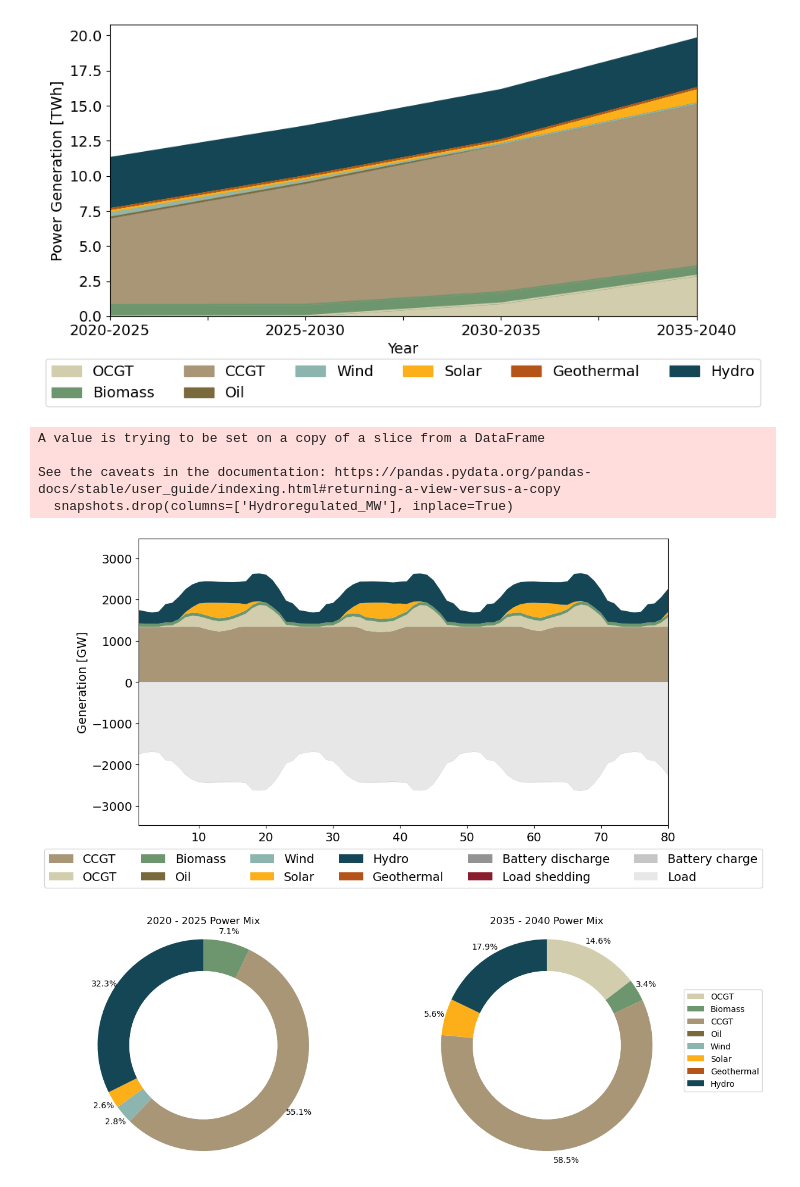
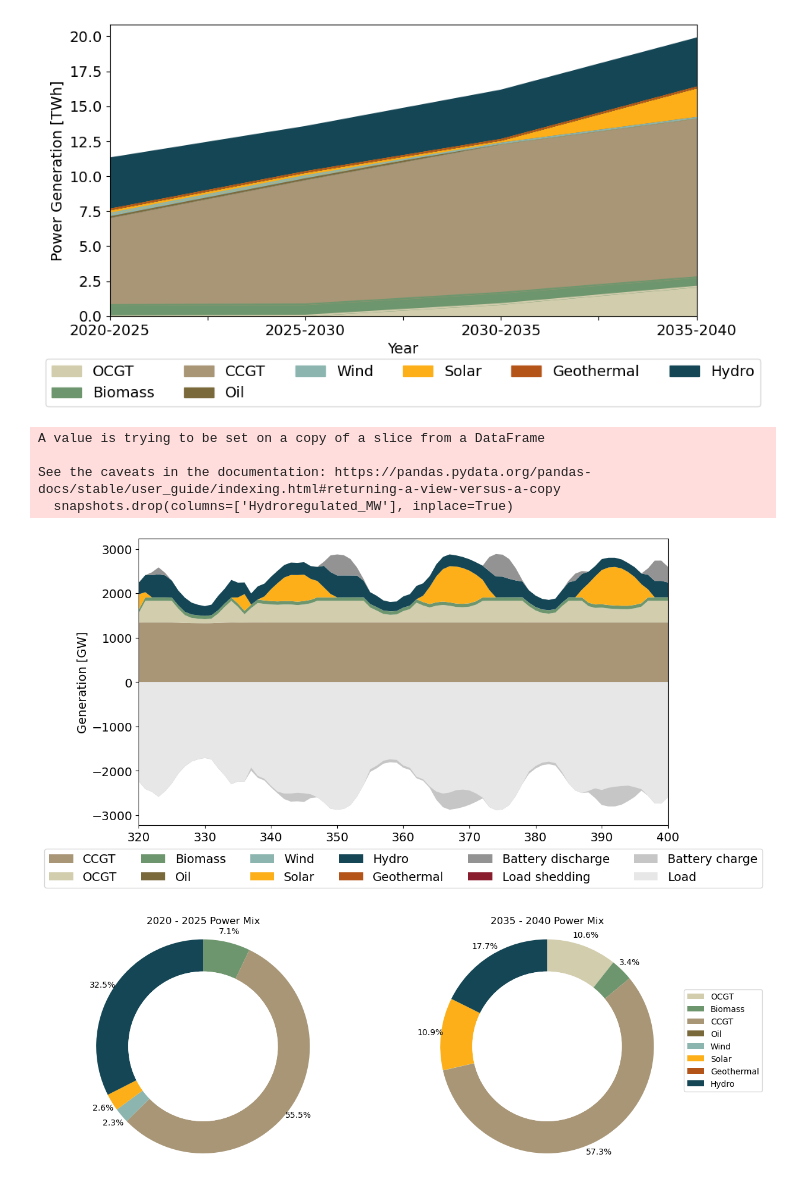
Before and after one commit to maribjorn/EMPIRE-BO, a Jupyter notebook: plot.ipynb, the cells around one changed output. Cells and saved outputs as stored; diff of their text form; code cells hidden in the pictures.

```diff
--- a/plot.ipynb
+++ b/plot.ipynb
@@ -45,12 +45,12 @@ new_names = ['CCGT',   'OCGT',  'Biomass',  'Oil'  ,'Wind', 'Solar', 'Hydro ror'
 new_names_2 = ['CCGT',   'OCGT',  'Biomass',  'Oil'  ,'Wind', 'Solar', 'Hydro', 'Geothermal']
 old_names = ['Gas CCGT',    'Gas OCGT',  'Bio',   'Oil existing',  'Wind onshore',  'Solar'  ,'Hydro run-of-the-river', 'Hydro regulated', 'Geo']
 scenario = '1'
-date = '0501'
-time = '1628'
+date = '0502'
+time = '0854'
 file_path = 'Results/bolivia_v1_reg' + str(lengthRegSeason) + '_peak24_sce' + scenario + '_randomSGR_2024' + date + time + '/results_output_EuropePlot.csv'
 operational_data = pd.read_csv('Results/bolivia_v1_reg' + str(lengthRegSeason) + '_peak24_sce' + scenario + '_randomSGR_2024' + date + time +'/results_output_Operational.csv')
 investment_data = pd.read_csv('Results/bolivia_v1_reg' + str(lengthRegSeason) + '_peak24_sce' + scenario + '_randomSGR_2024' + date + time +'/results_output_gen.csv')
-objective_value = pd.read_csv('Results/bolivia_v1_reg' + str(lengthRegSeason) + '_peak24_sce' + scenario + '_randomSGR_2024' + date + time +'/results_objective.csv')
+objective_value = pd.read_csv('Results/bolivia_v1_reg' + str(lengthRegSeason) + '_peak24_sce' + scenario + '_randomSGR_2024' + date + time +'/results_objective.csv', header=None)
 scenario_int = int(scenario)
 prob_scenarios = {f"scenario{i}": 1/scenario_int for i in range(1,scenario_int+1)}
 discountrate = 0.07
@@ -196,7 +196,7 @@ plt.yticks(fontsize=14)
 plt.legend(loc='upper center', bbox_to_anchor=(0.5, -0.12), ncol=6, fontsize=14)
 plt.savefig('figures/Production.png', bbox_inches='tight')
 # %% [output]
-[figure, old version]
+[figure, new version]
 # %%
 period = '2035-2040'
 regular_seasons = ['winter', 'spring', 'summer', 'fall']
@@ -211,35 +211,35 @@ snapshot_columns.append('Hour')
 snapshot_columns.append('Load_MW')
 snapshot_columns.append('LoadShed_MW')
 snapshots = filtered_data[snapshot_columns]
 snapshots.loc[:,'Hydrorun-of-the-river_MW'] = snapshots['Hydrorun-of-the-river_MW'] + snapshots['Hydroregulated_MW']
 snapshots.drop(columns=['Hydroregulated_MW'], inplace=True)
 
 # Sum based on Hour and then plot aggregated snapshots
 snapshots = snapshots.groupby('Hour').sum()
 fig, ax=plt.subplots(figsize = (11,6))
 columns_to_plot = [col for col in snapshots.columns if col not in ['Hour', 'storCharge_MW', 'Load_MW']]
 colors= [beige2, beige3, green2, beige1, teal4, yellow, teal2, brown2, grey4, red1]
 dispatch_plot = plt.stackplot(snapshots.index, [snapshots[col] for col in columns_to_plot], colors=colors, zorder=2)
 plt.stackplot(snapshots.index, snapshots['storCharge_MW'] + snapshots['Load_MW'], labels=['storCharge_MW'], colors=[grey3], zorder=2)
 plt.stackplot(snapshots.index, snapshots['Load_MW'], labels=['Load'], colors=[grey1], zorder=2)
 plt.xticks(rotation = 0, fontsize=14)
 plt.yticks(fontsize=14)
 # scale_y = 1e3
 # ticks_y = ticker.FuncFormatter(lambda x, pos: '{0:g}'.format(x/scale_y))
 # ax.yaxis.set_major_formatter(ticks_y)
 # myFmt = mdates.DateFormatter('%d %b')
 # ax.xaxis.set_major_formatter(myFmt)
 all_labels = new_names_2 + ['Battery discharge'] +['Load shedding'] + ['Battery charge'] + ['Load']
 plt.legend(labels=all_labels,loc='upper center', bbox_to_anchor=(0.5, -0.06), ncol=6, fontsize=14)
 ax.set_ylabel('Generation [GW]', fontsize=14)
-ax.set_xlim(1, 80)
+ax.set_xlim(320, 400)
 plt.savefig('figures/Dispatch.png', bbox_inches='tight')
 # %% [output]
 A value is trying to be set on a copy of a slice from a DataFrame
 
 See the caveats in the documentation: https://pandas.pydata.org/pandas-docs/stable/user_guide/indexing.html#returning-a-view-versus-a-copy
   snapshots.drop(columns=['Hydroregulated_MW'], inplace=True)
-[figure, old version]
+[figure, new version]
 # %%
 dispatch_firstperiod = dispatch[:1]
 dispatch_lastperiod = dispatch[-1:]
@@ -277,4 +277,4 @@ ax2.axis('equal')
 fig.legend(dispatch_lastperiod.columns, loc="center right", bbox_to_anchor=(1.05, 0.5))
 plt.tight_layout(pad=3.0)
 # %% [output]
-[figure, old version]
+[figure, new version]
```
Also changed, not shown: parts of 5 cells of this notebook, 5 other files.
